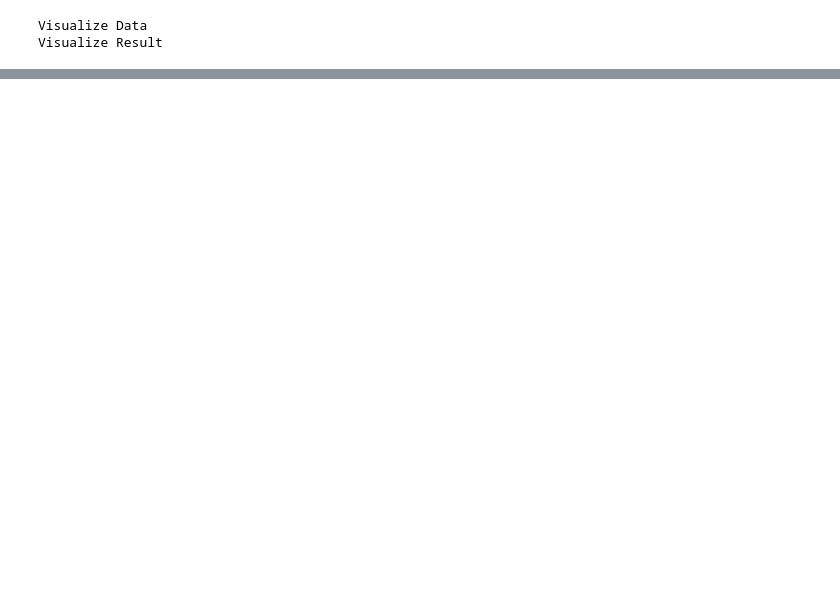
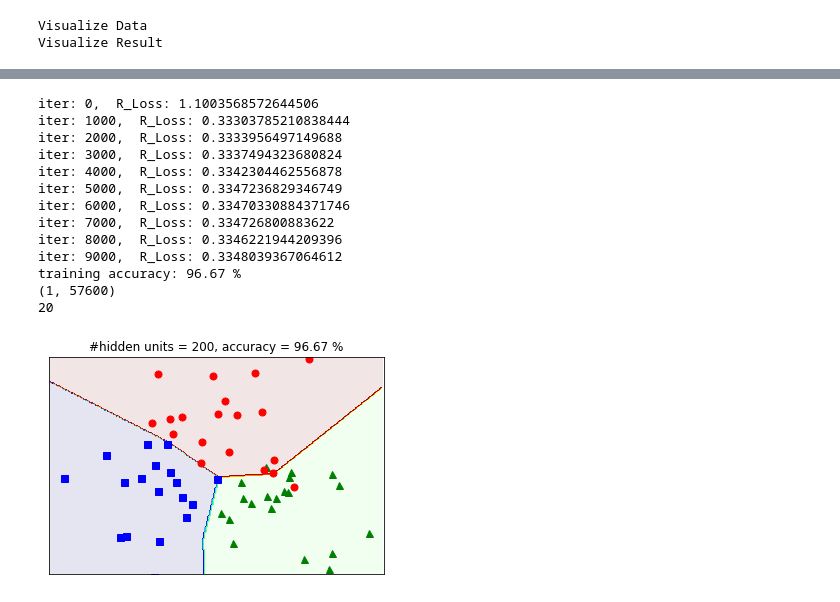
Before and after one commit to Combi2k2/Machine-Learning, a Jupyter notebook: MLP with WEIGHT DECAY.ipynb, the cells around one changed output, grey strips where cells are left out. Cells and saved outputs as stored; diff of their text form; code cells hidden in the pictures; blank space fills up the shorter version.

```diff
--- a/MLP with WEIGHT DECAY.ipynb
+++ b/MLP with WEIGHT DECAY.ipynb
@@ -190,0 +194,17 @@ plt.show()
+# %%
+mynet(0.01)
+# %% [output]
+iter: 0,  R_Loss: 1.1003568572644506
+iter: 1000,  R_Loss: 0.33303785210838444
+iter: 2000,  R_Loss: 0.3333956497149688
+iter: 3000,  R_Loss: 0.3337494323680824
+iter: 4000,  R_Loss: 0.3342304462556878
+iter: 5000,  R_Loss: 0.3347236829346749
+iter: 6000,  R_Loss: 0.33470330884371746
+iter: 7000,  R_Loss: 0.334726800883622
+iter: 8000,  R_Loss: 0.3346221944209396
+iter: 9000,  R_Loss: 0.3348039367064612
+training accuracy: 96.67 %
+(1, 57600)
+20
+[figure, added]
```
Also changed, not shown: parts of 7 cells of this notebook.
